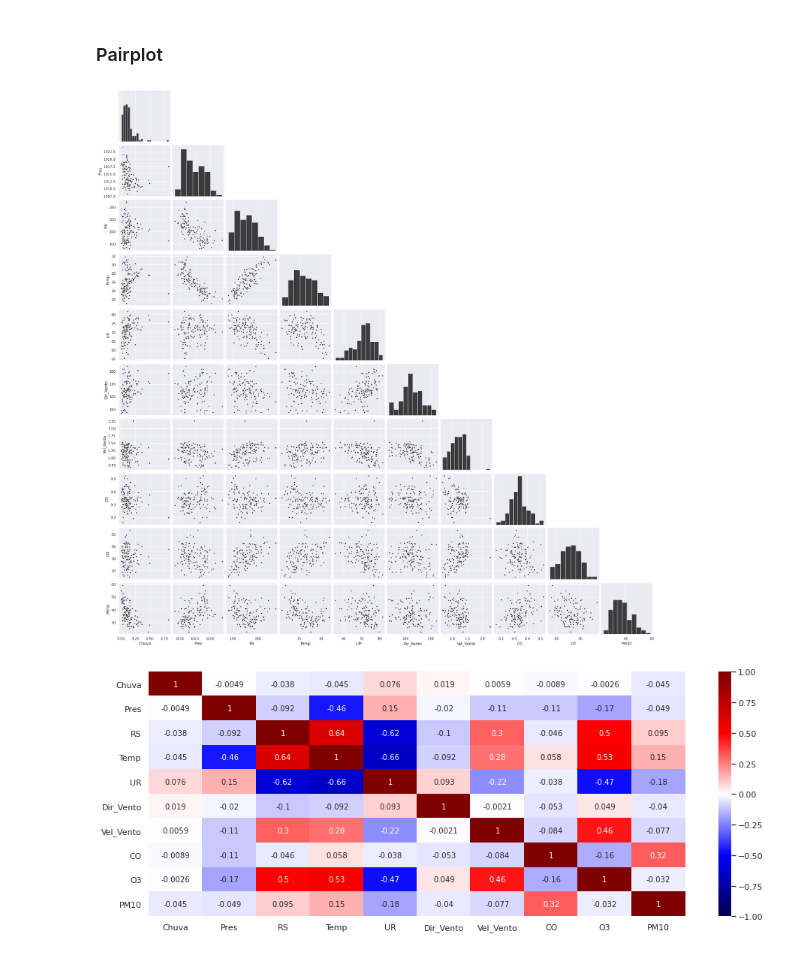
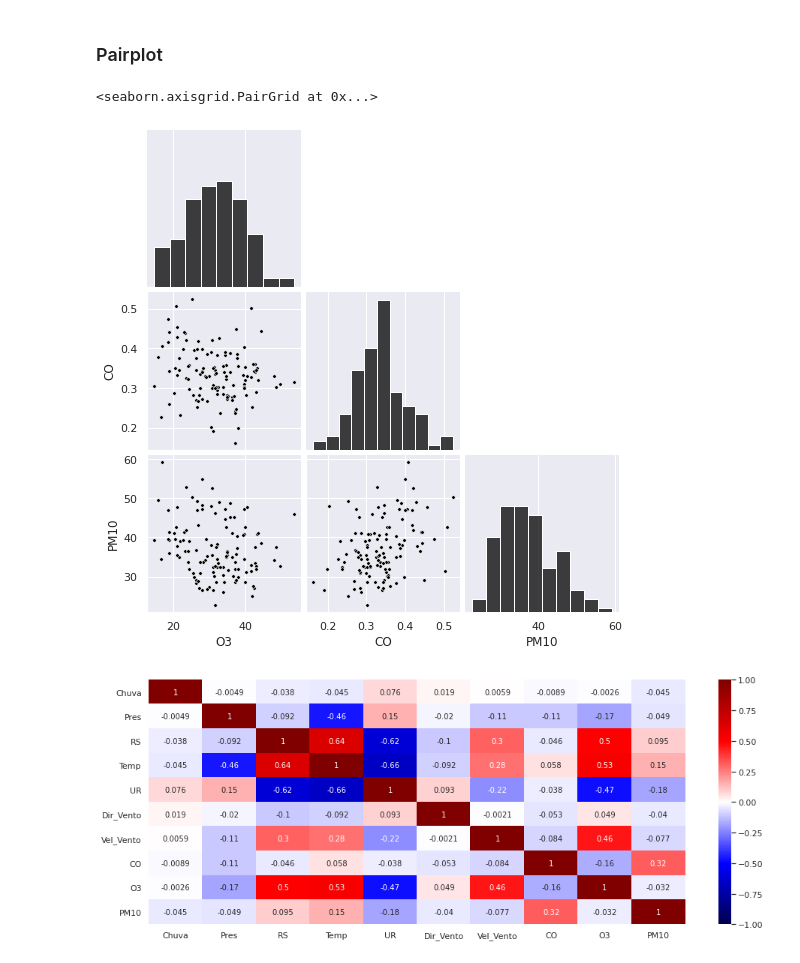
Before and after one commit to lucasmoschen/machine-learning-project, a Jupyter notebook: notebooks/eda.ipynb, the cells around one changed output. Drawn from its saved outputs; the diff is of its cells as text; code cells hidden in the pictures.

Commit message:
added the last graphic

```diff
--- a/notebooks/eda.ipynb
+++ b/notebooks/eda.ipynb
@@ -309,13 +310,14 @@ plt.show()
 air_data_daily_code = air_data.sort_values(by = "Data").groupby(["year","month"]).mean()[consider_var]
 # %%
 sns.pairplot(
-    air_data_daily_code,
+    air_data_daily_code[["O3", "CO", "PM10"]],
     plot_kws=dict(marker=".", s=50, color='black'),
     diag_kws=dict(color="black"),
     corner=True
 )
 # %% [output]
+<seaborn.axisgrid.PairGrid at 0x...>
-[figure, old version]
+[figure, new version]
 # %%
 plt.figure(figsize=(16, 6))
 heatmap = sns.heatmap(air_data[consider_var].corr(), vmin=-1, vmax=1, annot=True, cmap='seismic')
```
Also changed, not shown: parts of 3 cells of this notebook, 8 other files.
